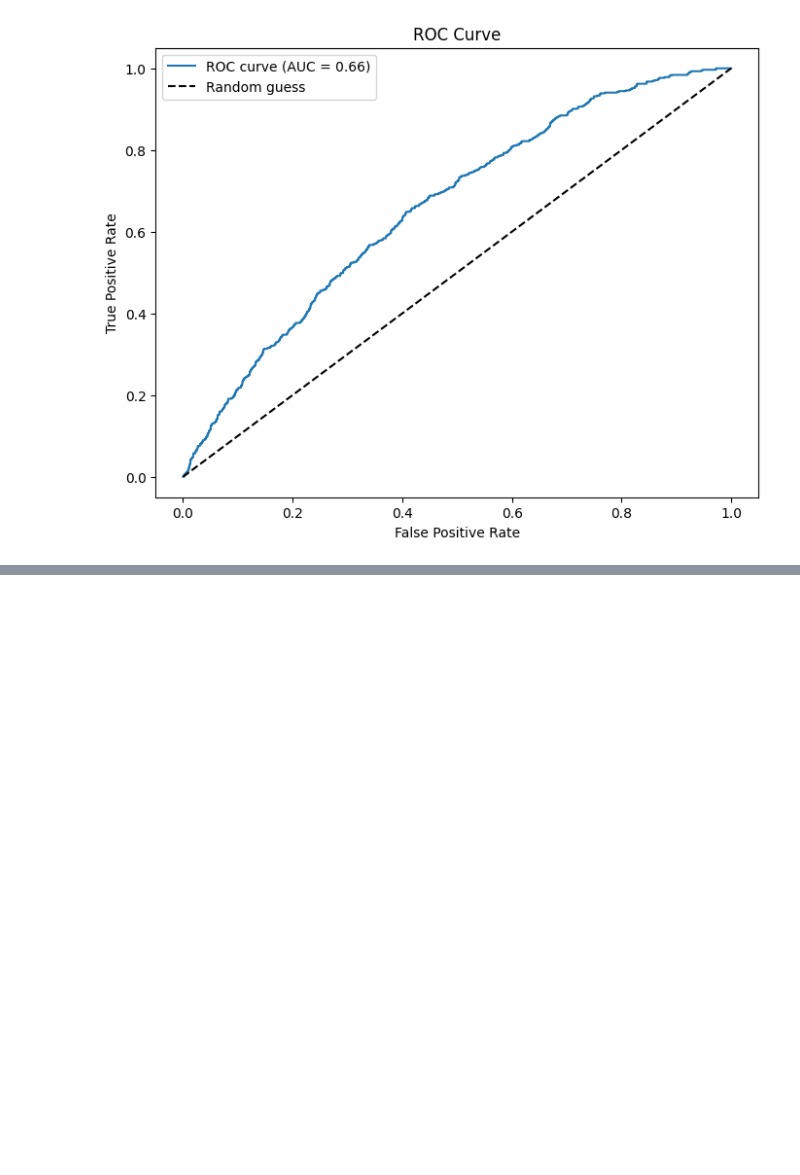
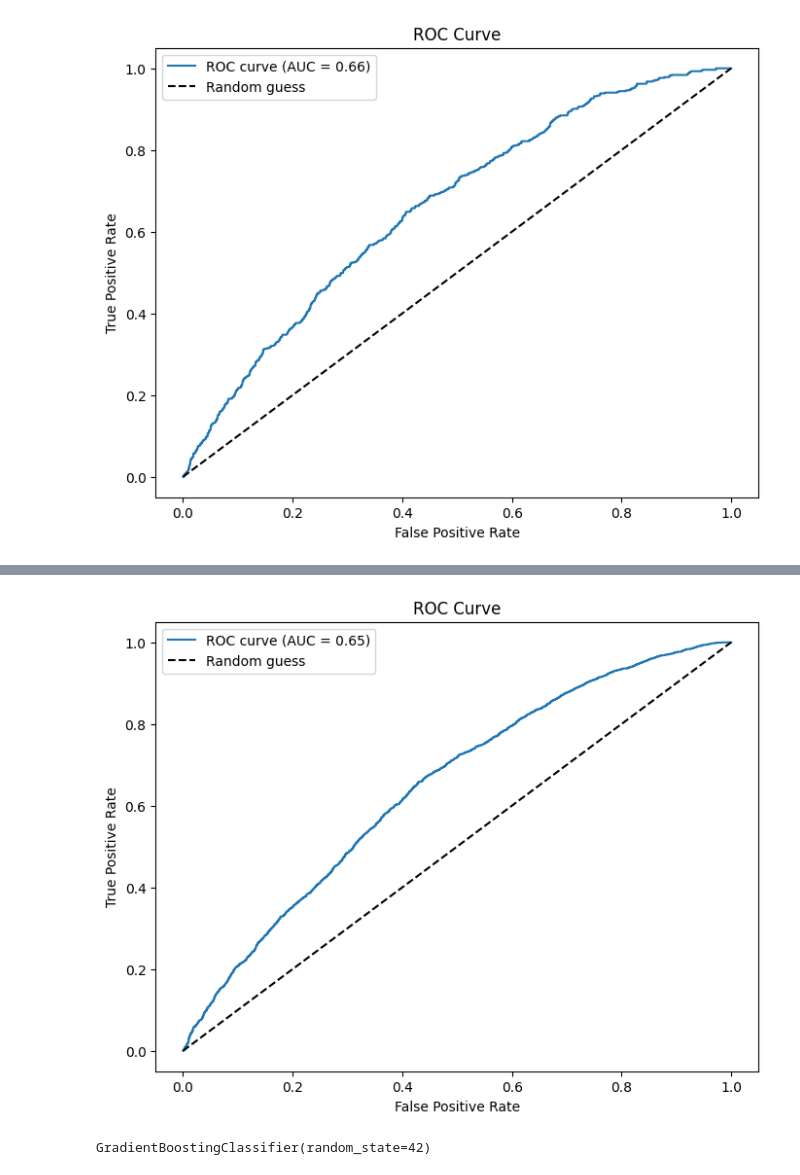
Before and after one commit to nephelim74/machinelearn, a Jupyter notebook: ml_dz3.ipynb, the cells around one changed output, grey strips where cells are left out. Cells and saved outputs as stored; diff of their text form; code cells hidden in the pictures; blank space fills up the shorter version.

```diff
--- a/ml_dz3.ipynb
+++ b/ml_dz3.ipynb
@@ -184,0 +187,15 @@ plt.show()
+# %%
+# 3. Стандартизация данных
+scaler = StandardScaler()
+X_scaled = scaler.fit_transform(X)
+
+# 4. Балансировка классов с помощью SMOTE
+smote = SMOTE(random_state=42)
+X_balanced, y_balanced = smote.fit_resample(X_scaled, y)
+
+# 5. Разделение данных на обучающую и тестовую выборки
+X_train, X_test, y_train, y_test = train_test_split(X_balanced, y_balanced, test_size=0.3, random_state=42)
+# %%
+# 6. Обучение модели логистической регрессии
+model = LogisticRegression(class_weight='balanced', random_state=42)
+model.fit(X_train, y_train)
@@ -184,0 +204,16 @@ plt.show()
+# %%
+# 7. Оценка модели
+# Прогнозирование на тестовых данных
+y_pred = model.predict(X_test)
+y_pred_proba = model.predict_proba(X_test)[:, 1]
+
+# Точность модели
+accuracy = accuracy_score(y_test, y_pred)
+print(f"Точность модели: {accuracy:.2f}")
+
+# Отчет о классификации
+print(classification_report(y_test, y_pred))
+
+# ROC-AUC
+roc_auc = roc_auc_score(y_test, y_pred_proba)
+print(f"ROC-AUC: {roc_auc:.2f}")
@@ -184,0 +279,15 @@ plt.show()
+# %%
+
+# 8. Визуализация результатов
+# ROC-кривая
+fpr, tpr, thresholds = roc_curve(y_test, y_pred_proba)
+plt.figure(figsize=(8, 6))
+plt.plot(fpr, tpr, label=f'ROC curve (AUC = {roc_auc:.2f})')
+plt.plot([0, 1], [0, 1], 'k--', label='Random guess')
+plt.xlabel('False Positive Rate')
+plt.ylabel('True Positive Rate')
+plt.title('ROC Curve')
+plt.legend()
+plt.show()
+# %% [output]
+[figure, added]
@@ -184,0 +296,6 @@ plt.show()
+# %%
+# 6. Обучение модели градиентного бустинга
+model = GradientBoostingClassifier(random_state=42)
+model.fit(X_train, y_train)
+# %% [output]
+GradientBoostingClassifier(random_state=42)
```
Also changed, not shown: parts of 10 cells of this notebook.
